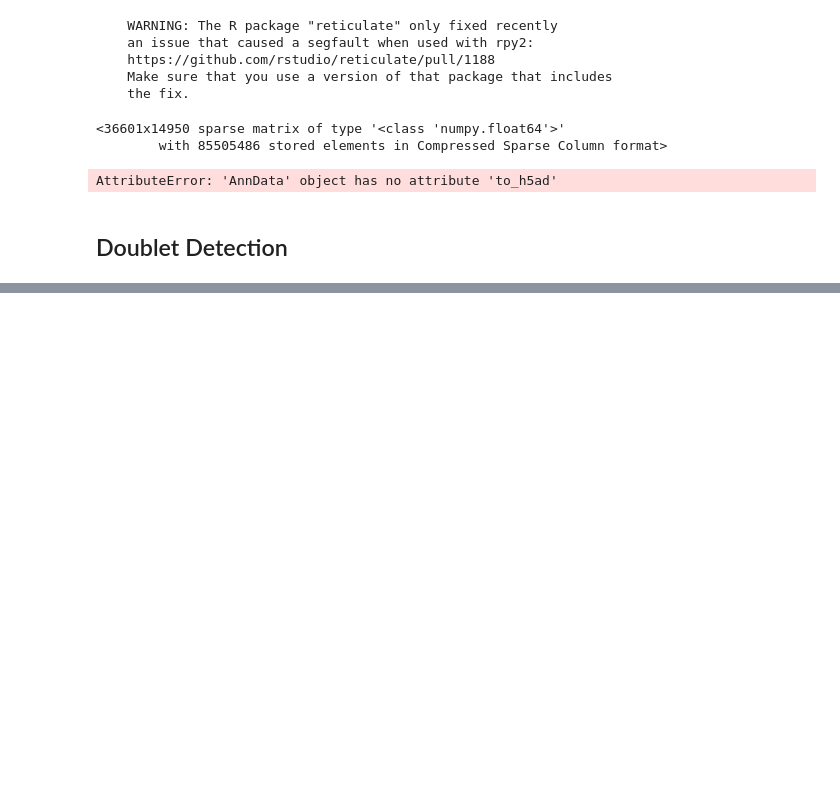
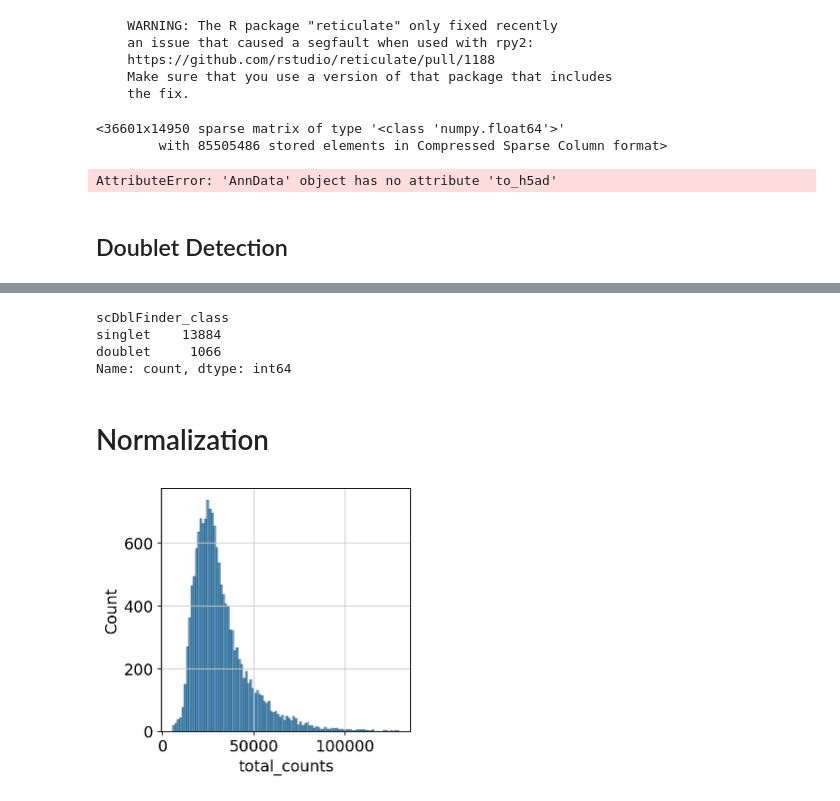
Before and after one commit to brocklab/clusterCleaver-analysis, a Jupyter notebook: notebooks/jostner/process10x_R.ipynb, the cells around one changed output, grey strips where cells are left out. Cells and saved outputs as stored; diff of their text form; code cells hidden in the pictures; blank space fills up the shorter version.

Commit message:
Made plots uniform

```diff
--- a/notebooks/jostner/process10x_R.ipynb
+++ b/notebooks/jostner/process10x_R.ipynb
@@ -224,0 +228,11 @@ AttributeError: 'csc_matrix' object has no attribute 'names'
+# %%
+doublet_class = list(out['doublet_class'])
+doublet_score = list(out['doublet_score'])
+adata.obs["scDblFinder_score"] = doublet_score
+adata.obs["scDblFinder_class"] = doublet_class
+adata.obs.scDblFinder_class.value_counts()
+# %% [output]
+scDblFinder_class
+singlet    13884
+doublet     1066
+Name: count, dtype: int64
@@ -224,0 +241,16 @@ AttributeError: 'csc_matrix' object has no attribute 'names'
+# %% [markdown]
+# Normalization
+# %%
+adata = sc.read_h5ad('../../data/h5ads/jostner-qc.h5ad')
+# %%
+sampleDict = {'1': 'mdamb231',
+              '2': 'mdamb453',
+              '3': 'bt474',
+              '4': 'mdamb436',
+              '5': 'hs578t',
+              '6': 'hcc38'}
+adata.obs['sample'] = adata.obs.index.str.split('-').str[1].to_series().astype('string').replace(sampleDict).tolist()
+# %%
+p1 = sns.histplot(adata.obs["total_counts"], bins=100, kde=False)
+# %% [output]
+[figure, added]
```
Also changed, not shown: parts of 18 cells of this notebook, 3 other files.
